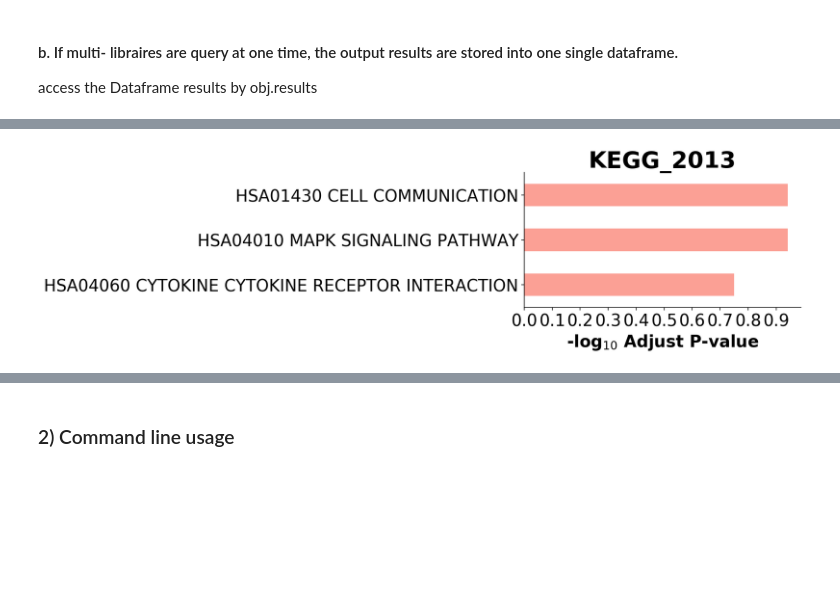
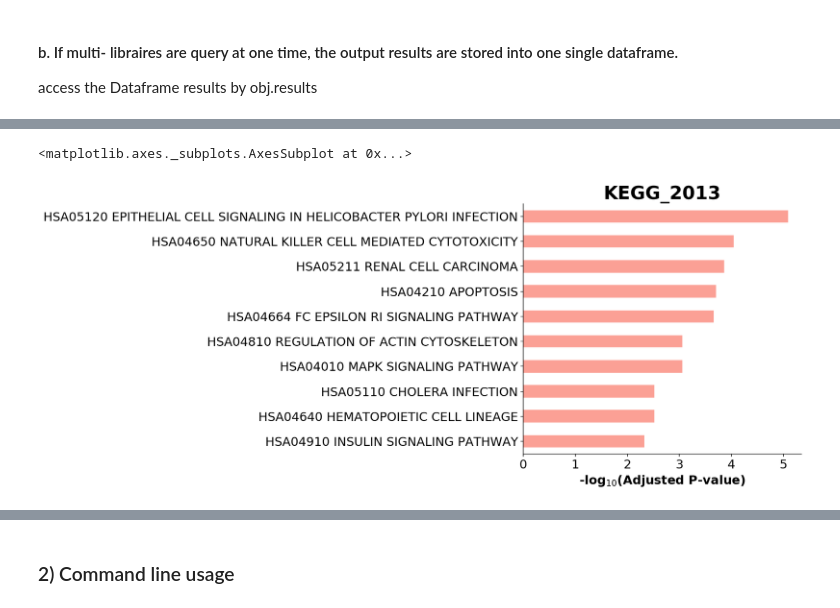
Before and after one commit to zqfang/GSEApy, a Jupyter notebook: docs/gseapy_example.ipynb, the cells around one changed output, grey strips where cells are left out. Cells and saved outputs as stored; diff of their text form; code cells hidden in the pictures; blank space fills up the shorter version.

```diff
--- a/docs/gseapy_example.ipynb
+++ b/docs/gseapy_example.ipynb
@@ -111,6 +111,7 @@ enr.results.head(5)
 # %%
 # simple plotting function
-from gseapy.plot import barplot
-barplot(enr.res2d,title='KEGG_2013', cutoff=0.2, figsize=(6,3))
+from gseapy.plot import barplot, dotplot
+barplot(enr.res2d,title='KEGG_2013',)
 # %% [output]
+<matplotlib.axes._subplots.AxesSubplot at 0x...>
-[figure, old version]
+[figure, new version]
```
Also changed, not shown: parts of 23 cells of this notebook, 1 other file.
